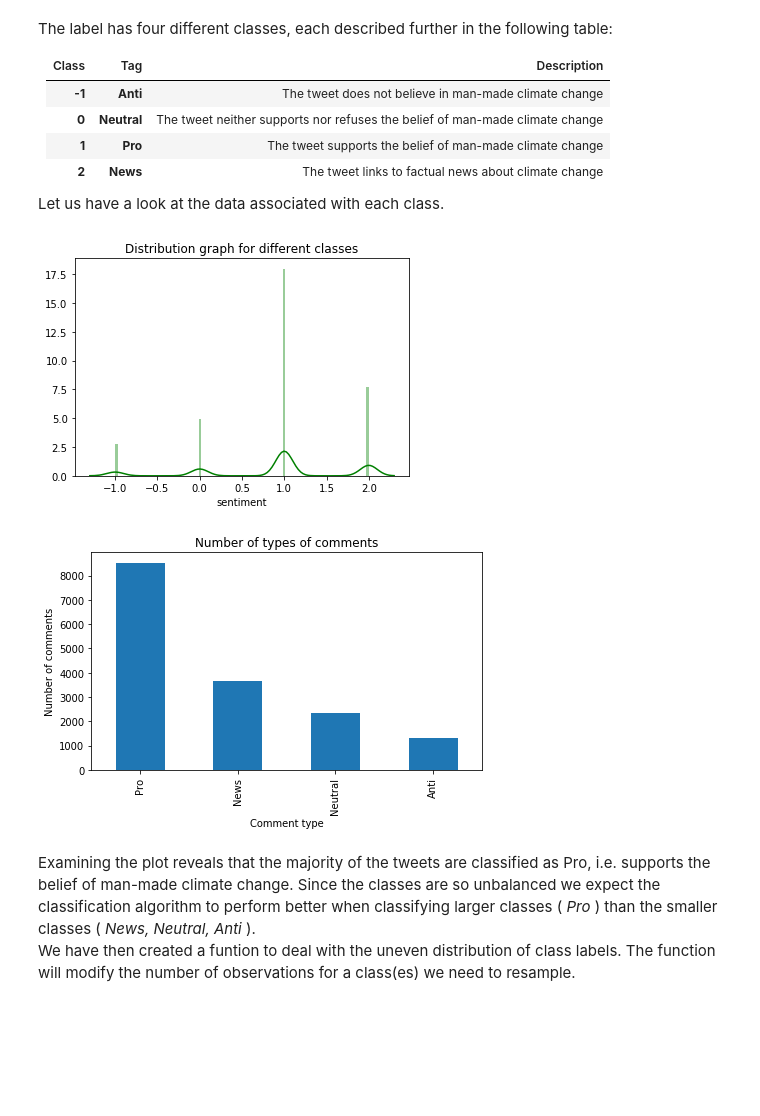
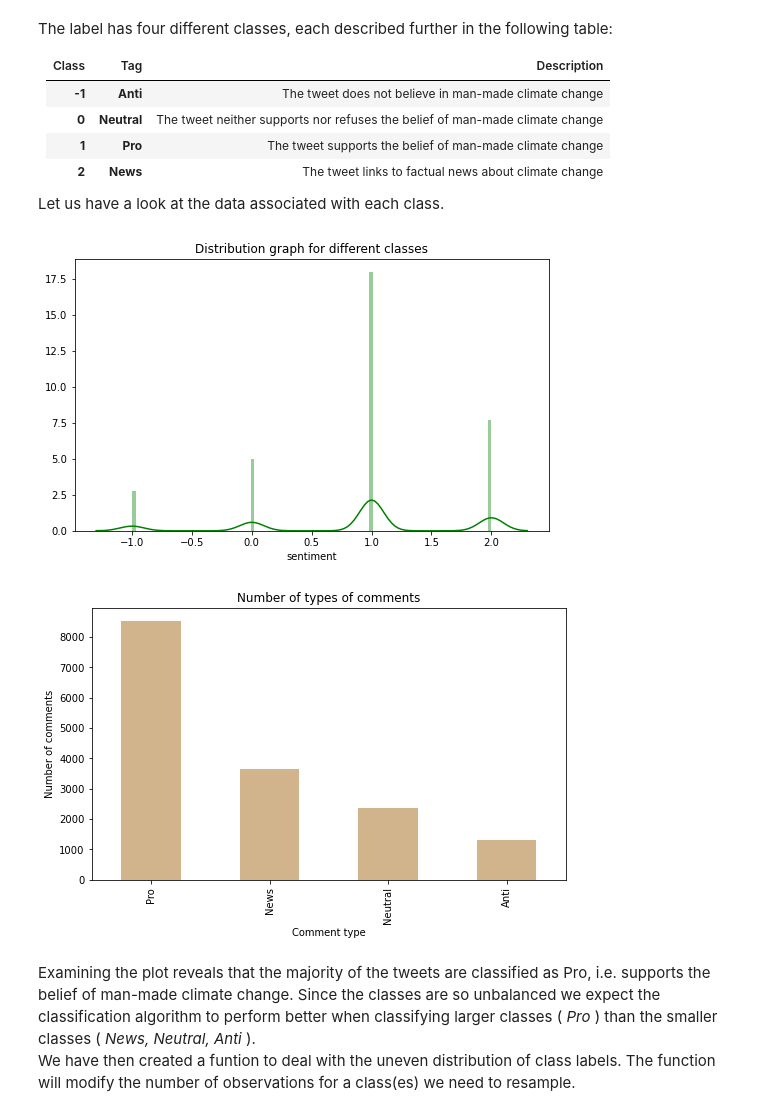
Before and after one commit to Amogelang20/RM1_classification_predict, a Jupyter notebook: Team_RM1_Classification_Predict_Notebook.ipynb, the cells around one changed output. Cells and saved outputs as stored; diff of their text form; code cells hidden in the pictures; blank space fills up the shorter version.

```diff
--- a/Team_RM1_Classification_Predict_Notebook.ipynb
+++ b/Team_RM1_Classification_Predict_Notebook.ipynb
@@ -201,18 +152,19 @@ The label has four different classes, each described further in the following ta
 
 Let us have a look at the data associated with each class.
 # %%
+plot1 = plt.figure(figsize=(8.5,5))
 sns.distplot(df_train['sentiment'],
              color='g',kde_kws={'bw':0.1}, bins=100, hist_kws={'alpha': 0.4})
 plt.title('Distribution graph for different classes');
 # %% [output]
-[figure, old version]
+[figure, new version]
 # %%
-df_train['sentiment'].replace({-1: 'Anti',0:'Neutral',1:'Pro',2:'News'}).value_counts().plot(kind='bar',figsize=(7,4));
+plot2 = df_train['sentiment'].replace({-1: 'Anti',0:'Neutral',1:'Pro',2:'News'}).value_counts().plot(kind='bar',figsize=(8.5,5), color='tan');
 plt.title('Number of types of comments');
 plt.xlabel('Comment type');
 plt.ylabel('Number of comments');
 # %% [output]
-[figure, old version]
+[figure, new version]
 # %% [markdown]
 Examining the plot reveals that the majority of the tweets are classified as Pro, i.e. supports the belief of man-made climate change. Since the classes are so unbalanced we expect the classification algorithm to perform better when classifying larger classes ( _Pro_ ) than the smaller classes ( _News, Neutral, Anti_ ).
 We have then created a funtion to deal with the uneven distribution of class labels. The function will modify the number of observations for a class(es) we need to resample.
```
Also changed, not shown: parts of 62 cells of this notebook, 1 other file.
